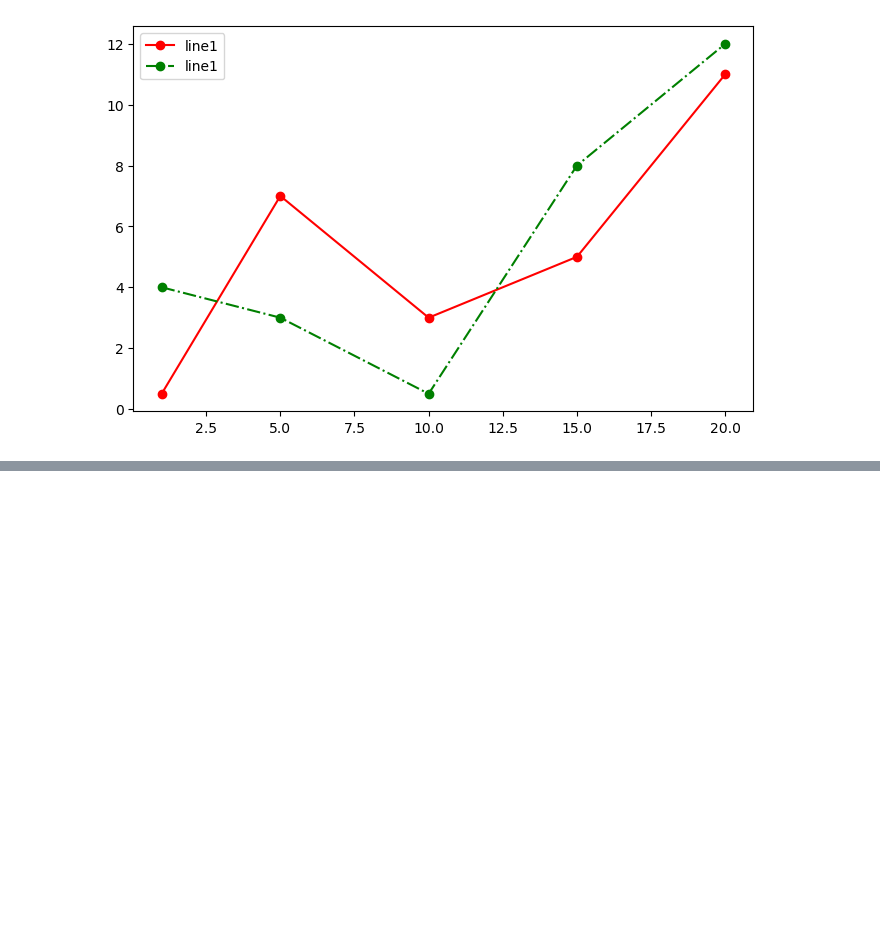
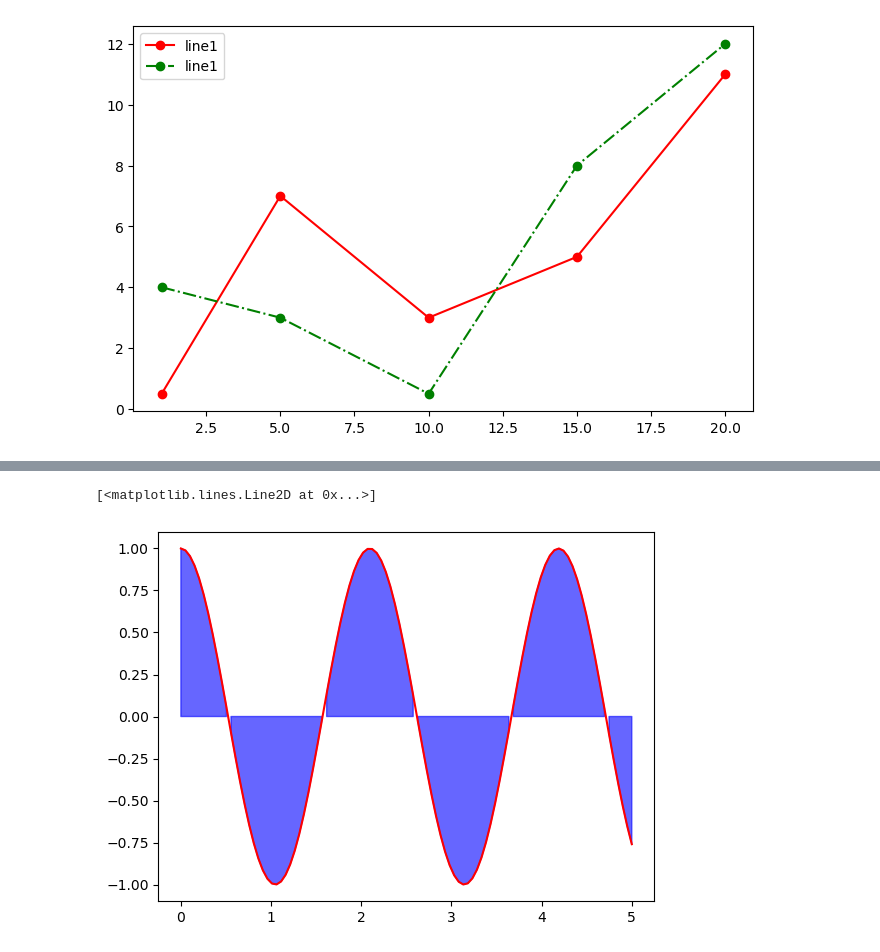
Before and after one commit to PonChick3n/PythonML2, a Jupyter notebook: ДЗ/HW5.ipynb, the cells around one changed output, grey strips where cells are left out. Cells and saved outputs as stored; diff of their text form; code cells hidden in the pictures; blank space fills up the shorter version.

```diff
--- a/ДЗ/HW5.ipynb
+++ b/ДЗ/HW5.ipynb
@@ -16,0 +45,10 @@ plt.legend()
+# %%
+x = np.linspace(0, 5, 100)
+y = np.cos(3 * x)
+
+plt.fill_between(x, y, 0, where=(y > 0), color='blue', alpha=0.6)  # Закрашивание области
+plt.fill_between(x, y, 0, where=(y < 0), color='blue', alpha=0.6)
+plt.plot(x, y, color='red')  # Красная линия графика
+# %% [output]
+[<matplotlib.lines.Line2D at 0x...>]
+[figure, added]
```
Also changed, not shown: parts of 6 cells of this notebook, 1 other file.
